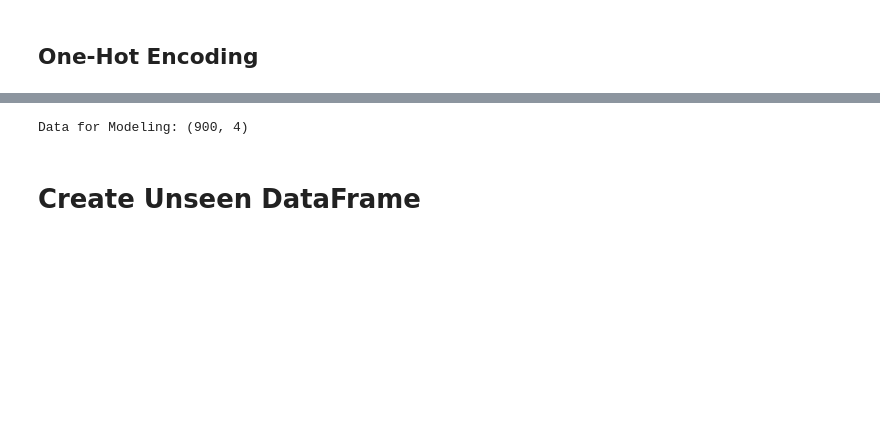
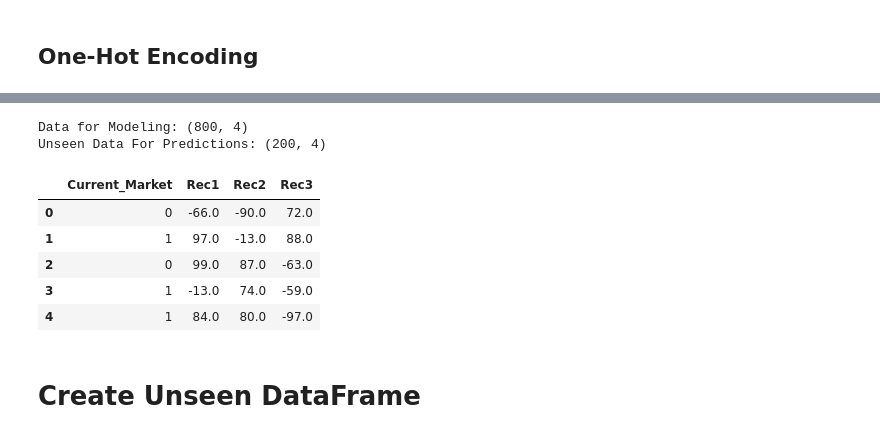
Before and after one commit to Forexience/Forexience, a Jupyter notebook: Testing_Pipeline/Back_Test/Back_Test_Binary_Classification.ipynb, the cells around one changed output, grey strips where cells are left out. Cells and saved outputs as stored; diff of their text form; code cells hidden in the pictures; blank space fills up the shorter version.

```diff
--- a/Testing_Pipeline/Back_Test/Back_Test_Binary_Classification.ipynb
+++ b/Testing_Pipeline/Back_Test/Back_Test_Binary_Classification.ipynb
@@ -53,13 +53,21 @@ dataset.head()
 # %%
-data = dataset.sample(frac=0.90, random_state=765).reset_index(drop=True)
+data = dataset.sample(frac=0.80, random_state=810).reset_index(drop=True)
 data_unseen = dataset.drop(data.index).reset_index(drop=True)
 
 print('Data for Modeling: ' + str(data.shape))
-#print('Unseen Data For Predictions: ' + str(data_unseen.shape))
+print('Unseen Data For Predictions: ' + str(data_unseen.shape))
 # %% [output]
-Data for Modeling: (900, 4)
+Data for Modeling: (800, 4)
+Unseen Data For Predictions: (200, 4)
 # %%
-#data_unseen.head()
+data_unseen.head()
+# %% [output]
+|  | Current_Market | Rec1 | Rec2 | Rec3 |
+| 0 | 0 | -66.0 | -90.0 | 72.0 |
+| 1 | 1 | 97.0 | -13.0 | 88.0 |
+| 2 | 0 | 99.0 | 87.0 | -63.0 |
+| 3 | 1 | -13.0 | 74.0 | -59.0 |
+| 4 | 1 | 84.0 | 80.0 | -97.0 |
 # %% [markdown]
 # Create Unseen DataFrame
 # %%
```
Also changed, not shown: parts of 19 cells of this notebook, 9 other files.
